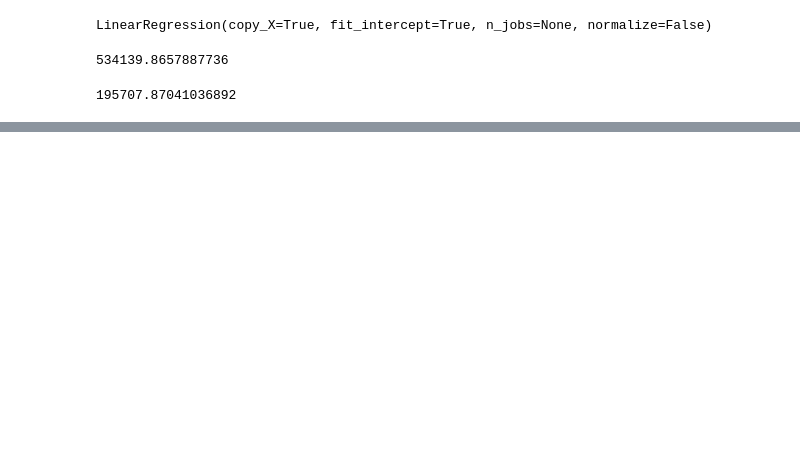
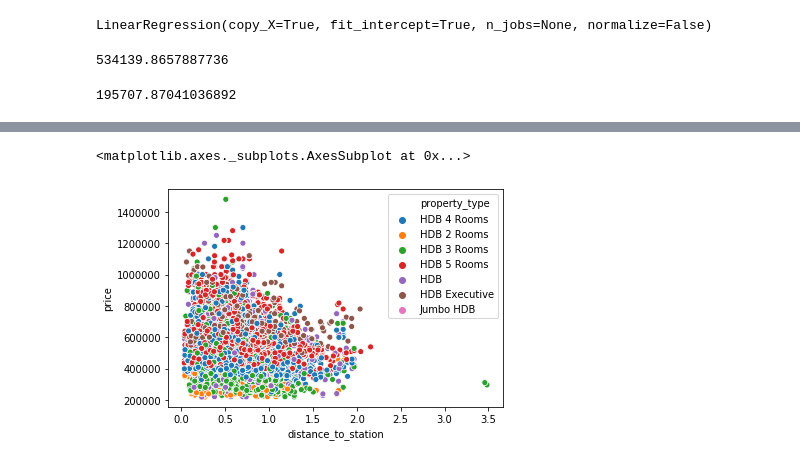
Before and after one commit to justinwyq/sg_property_prices, a Jupyter notebook: model/Property Price Analysis.ipynb, the cells around one changed output, grey strips where cells are left out. Cells and saved outputs as stored; diff of their text form; code cells hidden in the pictures; blank space fills up the shorter version.

```diff
--- a/model/Property Price Analysis.ipynb
+++ b/model/Property Price Analysis.ipynb
@@ -311,0 +304,4 @@ df[df['floor_type'].isna()]
+# %%
+### get built-date and lease duration from lease column
+df.loc[:,'built_date'] = df['lease'].apply(lambda x: x.split(' - ')[0])
+df.loc[:,'lease_duration'] = df['lease'].apply(lambda x: x.split(' - ')[1])
@@ -311,0 +491,3 @@ df[df['floor_type'].isna()]
+# %%
+### get address without the district info
+df.loc[:,'address'] = df['address'].apply(lambda x: x.split(' - ')[0])
@@ -311,0 +555,12 @@ df[df['floor_type'].isna()]
+# %%
+### get addresses, lat, lon
+
+# this function will return address, lat, lon for each address in df. however there are many duplicate addresses, so we can just take the unique values to save computational time
+#df.loc[:,'full_address'], df.loc[:,'latitude'], df.loc[:,'longitude'] = zip(*df['address'].apply(return_lat_lon))
+
+# address_df = df.loc[:,['address']].drop_duplicates().copy().reset_index(drop=True)
+# address_df.loc[:,'full_address'], address_df.loc[:,'latitude'], address_df.loc[:,'longitude'] = zip(*address_df['address'].apply(return_lat_lon))
+# address_df.to_csv('cached_addresses_11Apr.csv', index=False) #cache results to avoid querying again
+
+#use this if already cached
+address_df = pd.read_csv('cached_addresses_11Apr.csv')
@@ -311,0 +606,3 @@ df[df['floor_type'].isna()]
+# %%
+# mrege back to main df
+df = df.merge(address_df, on='address')
@@ -645,0 +912,5 @@ sns.residplot(x='bathrooms',y='price',data=hdb_model_df)
+# %%
+sns.scatterplot(x='distance_to_station',y='price',data=hdb_df[(hdb_df.area>200)&(hdb_df.psf_price<2500)&(hdb_df.price<1.5e6)], hue='property_type')
+# %% [output]
+<matplotlib.axes._subplots.AxesSubplot at 0x...>
+[figure, added]
```
Also changed, not shown: parts of 62 cells of this notebook, 5 other files.
